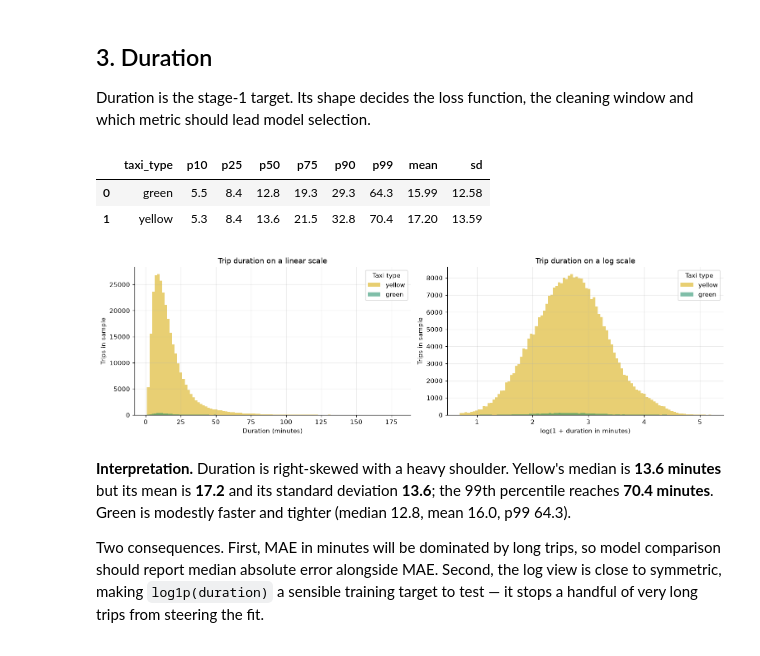
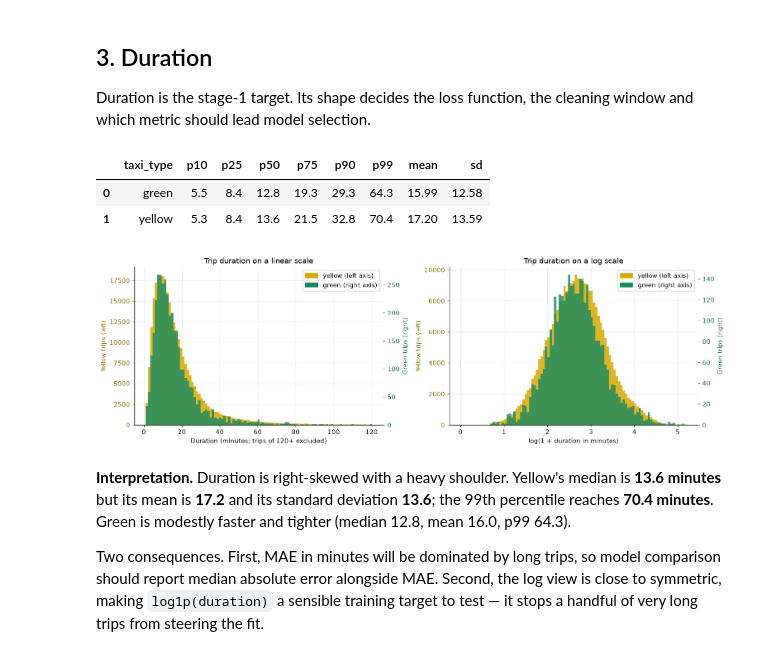
Before and after one commit to Shreyit/nyc-taxi-ml, a Jupyter notebook: notebooks/02_exploratory_data_analysis.ipynb, the cells around one changed output. Saved outputs shown, nothing was run; the diff lists cells and outputs as text; code cells hidden in the pictures.

```diff
--- a/notebooks/02_exploratory_data_analysis.ipynb
+++ b/notebooks/02_exploratory_data_analysis.ipynb
@@ -51,6 +55,25 @@ def q(sql):
 def parquet(path=FEATURES):
     return f"read_parquet('{path}')"
 
+from matplotlib.patches import Patch
+
+def dual_overlay(ax, yellow_values, green_values, bins, xlabel, title, ylabel="trips"):
+    # Yellow carries ~80x the trips of Green, so one shared count axis hides Green completely.
+    # Each service gets its own colour-coded y-axis instead.
+    ax.hist(yellow_values, bins=bins, color=COLORS["yellow"], alpha=0.85)
+    ax.set_xlabel(xlabel)
+    ax.set_ylabel(f"Yellow {ylabel} (left)", color="#8a6d00")
+    ax.tick_params(axis="y", colors="#8a6d00")
+    twin = ax.twinx()
+    twin.hist(green_values, bins=bins, color=COLORS["green"], alpha=0.8)
+    twin.set_ylabel(f"Green {ylabel} (right)", color="#0f6b4a")
+    twin.tick_params(axis="y", colors="#0f6b4a")
+    twin.grid(False)
+    ax.set_title(title)
+    ax.legend(handles=[Patch(color=COLORS["yellow"], label="yellow (left axis)"),
+                       Patch(color=COLORS["green"], label="green (right axis)")], loc="upper right")
+    return twin
+
 rows = q(f"SELECT count(*) AS trips FROM {parquet()}").iloc[0, 0]
 print(f"{rows:,} trips loaded from {FEATURES.name}")
 # %% [output]
@@ -246,37 +292,36 @@ lead model selection.
 # %%
 stats = q(f'''
     SELECT taxi_type,
            round(quantile_cont(duration_min, 0.10), 1) AS p10,
            round(quantile_cont(duration_min, 0.25), 1) AS p25,
            round(median(duration_min), 1) AS p50,
            round(quantile_cont(duration_min, 0.75), 1) AS p75,
            round(quantile_cont(duration_min, 0.90), 1) AS p90,
            round(quantile_cont(duration_min, 0.99), 1) AS p99,
            round(avg(duration_min), 2) AS mean,
            round(stddev_samp(duration_min), 2) AS sd
     FROM {parquet()} GROUP BY 1 ORDER BY 1
 ''')
 display(stats)
 
 sample = q(f"SELECT taxi_type, duration_min FROM {parquet()} USING SAMPLE 300000 ROWS (reservoir, {SEED})")
-fig, axes = plt.subplots(1, 2, figsize=(14, 4.2))
-for service in ("yellow", "green"):
-    subset = sample[sample.taxi_type == service].duration_min
-    axes[0].hist(subset, bins=100, alpha=0.55, label=service, color=COLORS[service])
-    axes[1].hist(np.log1p(subset), bins=100, alpha=0.55, label=service, color=COLORS[service])
-axes[0].set(title="Trip duration on a linear scale", xlabel="Duration (minutes)", ylabel="Trips in sample")
-axes[1].set(title="Trip duration on a log scale", xlabel="log(1 + duration in minutes)",
-            ylabel="Trips in sample")
-for ax in axes:
-    ax.legend(title="Taxi type")
+yellow_sample = sample[sample.taxi_type == "yellow"].duration_min
+green_sample = sample[sample.taxi_type == "green"].duration_min
+
+fig, axes = plt.subplots(1, 2, figsize=(14, 4.4))
+dual_overlay(axes[0], yellow_sample[yellow_sample < 120], green_sample[green_sample < 120],
+             np.linspace(1, 120, 100), "Duration (minutes; trips of 120+ excluded)",
+             "Trip duration on a linear scale")
+dual_overlay(axes[1], np.log1p(yellow_sample), np.log1p(green_sample), np.linspace(0, 5.2, 100),
+             "log(1 + duration in minutes)", "Trip duration on a log scale")
 fig.tight_layout()
 fig.savefig(FIGURES / "02_duration_distribution.png", bbox_inches="tight")
 plt.show()
 # %% [output]
 |  | taxi_type | p10 | p25 | p50 | p75 | p90 | p99 | mean | sd |
 | 0 | green | 5.5 | 8.4 | 12.8 | 19.3 | 29.3 | 64.3 | 15.99 | 12.58 |
 | 1 | yellow | 5.3 | 8.4 | 13.6 | 21.5 | 32.8 | 70.4 | 17.20 | 13.59 |
-[figure, old version]
+[figure, new version]
 # %% [markdown]
 **Interpretation.** Duration is right-skewed with a heavy shoulder. Yellow's median is **13.6 minutes** but its
 mean is **17.2** and its standard deviation **13.6**; the 99th percentile reaches **70.4 minutes**. Green is
```
Also changed, not shown: parts of 8 cells of this notebook, 11 other files.
